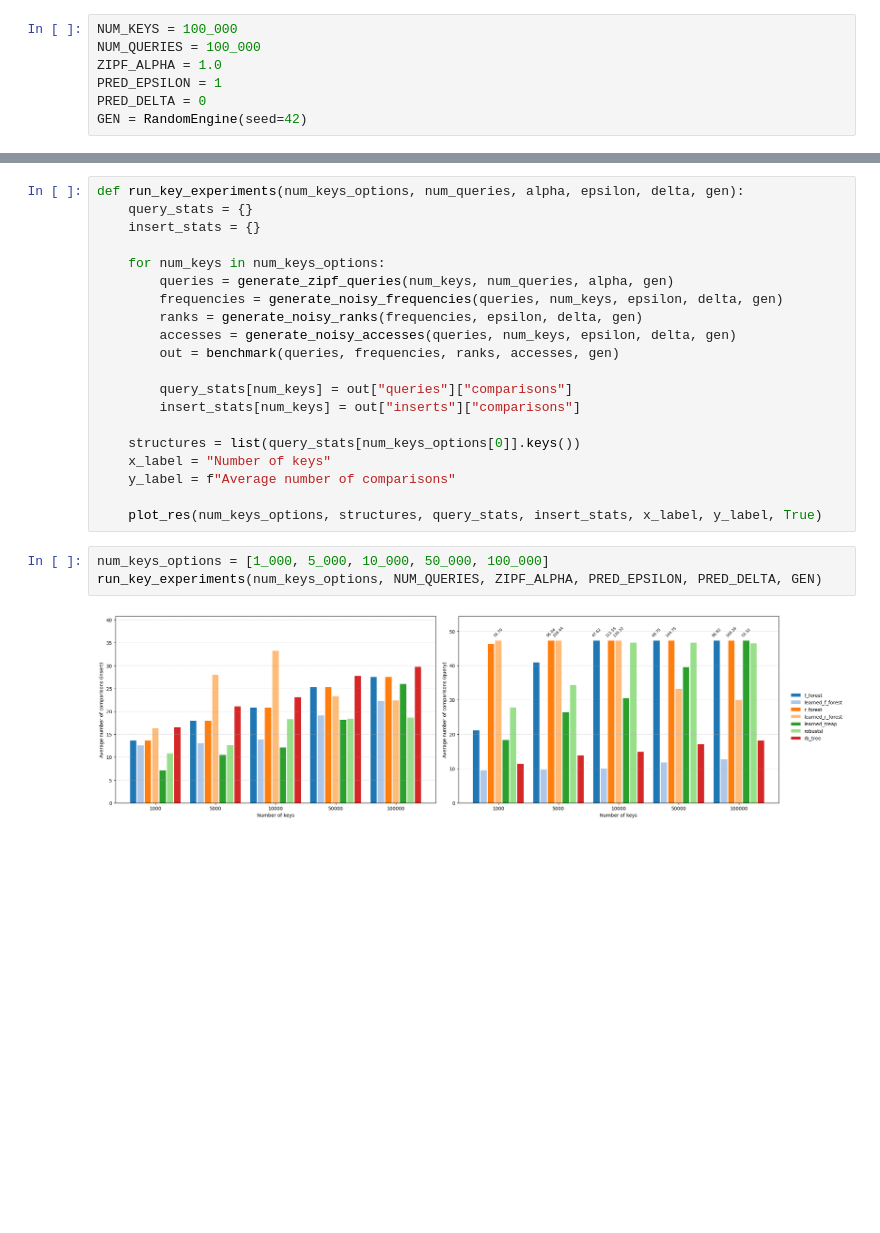
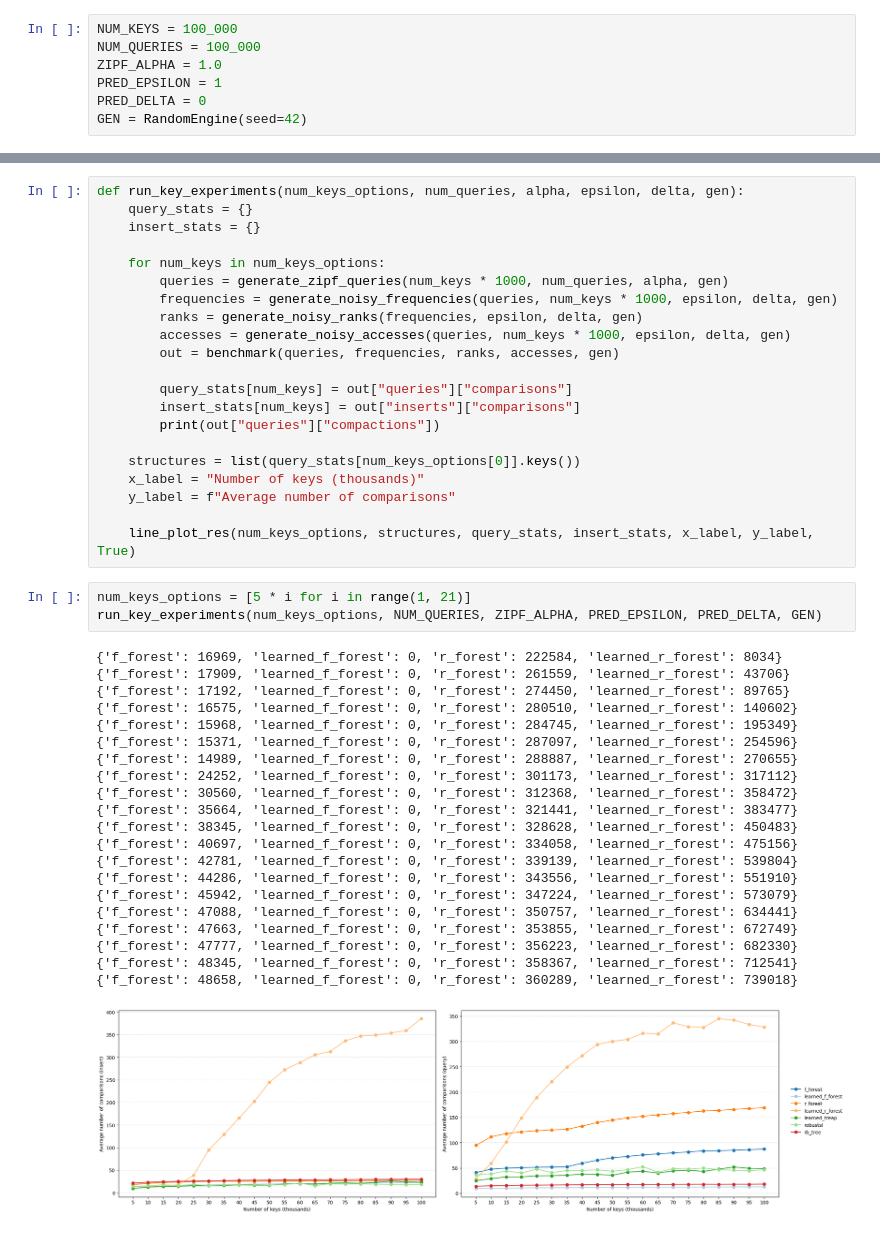
Before and after one commit to Wolfiej-k/search-forests, a Jupyter notebook: experiments.ipynb, the cells around one changed output, grey strips where cells are left out. Saved outputs shown, nothing was run; the diff lists cells and outputs as text; blank space fills up the shorter version.

Commit message:
r forest predictions not working

```diff
--- a/experiments.ipynb
+++ b/experiments.ipynb
@@ -93,25 +127,46 @@ def run_key_experiments(num_keys_options, num_queries, alpha, epsilon, delta, ge
     insert_stats = {}
 
     for num_keys in num_keys_options:
-        queries = generate_zipf_queries(num_keys, num_queries, alpha, gen)
-        frequencies = generate_noisy_frequencies(queries, num_keys, epsilon, delta, gen)
+        queries = generate_zipf_queries(num_keys * 1000, num_queries, alpha, gen)
+        frequencies = generate_noisy_frequencies(queries, num_keys * 1000, epsilon, delta, gen)
         ranks = generate_noisy_ranks(frequencies, epsilon, delta, gen)
-        accesses = generate_noisy_accesses(queries, num_keys, epsilon, delta, gen)
+        accesses = generate_noisy_accesses(queries, num_keys * 1000, epsilon, delta, gen)
         out = benchmark(queries, frequencies, ranks, accesses, gen)
 
         query_stats[num_keys] = out["queries"]["comparisons"]
         insert_stats[num_keys] = out["inserts"]["comparisons"]
+        print(out["queries"]["compactions"])
 
     structures = list(query_stats[num_keys_options[0]].keys())
-    x_label = "Number of keys"
+    x_label = "Number of keys (thousands)"
     y_label = f"Average number of comparisons"
 
-    plot_res(num_keys_options, structures, query_stats, insert_stats, x_label, y_label, True)
+    line_plot_res(num_keys_options, structures, query_stats, insert_stats, x_label, y_label, True)
 # %%
-num_keys_options = [1_000, 5_000, 10_000, 50_000, 100_000]
+num_keys_options = [5 * i for i in range(1, 21)]
 run_key_experiments(num_keys_options, NUM_QUERIES, ZIPF_ALPHA, PRED_EPSILON, PRED_DELTA, GEN)
 # %% [output]
+{'f_forest': 16969, 'learned_f_forest': 0, 'r_forest': 222584, 'learned_r_forest': 8034}
+{'f_forest': 17909, 'learned_f_forest': 0, 'r_forest': 261559, 'learned_r_forest': 43706}
+{'f_forest': 17192, 'learned_f_forest': 0, 'r_forest': 274450, 'learned_r_forest': 89765}
+{'f_forest': 16575, 'learned_f_forest': 0, 'r_forest': 280510, 'learned_r_forest': 140602}
+{'f_forest': 15968, 'learned_f_forest': 0, 'r_forest': 284745, 'learned_r_forest': 195349}
+{'f_forest': 15371, 'learned_f_forest': 0, 'r_forest': 287097, 'learned_r_forest': 254596}
+{'f_forest': 14989, 'learned_f_forest': 0, 'r_forest': 288887, 'learned_r_forest': 270655}
+{'f_forest': 24252, 'learned_f_forest': 0, 'r_forest': 301173, 'learned_r_forest': 317112}
+{'f_forest': 30560, 'learned_f_forest': 0, 'r_forest': 312368, 'learned_r_forest': 358472}
+{'f_forest': 35664, 'learned_f_forest': 0, 'r_forest': 321441, 'learned_r_forest': 383477}
+{'f_forest': 38345, 'learned_f_forest': 0, 'r_forest': 328628, 'learned_r_forest': 450483}
+{'f_forest': 40697, 'learned_f_forest': 0, 'r_forest': 334058, 'learned_r_forest': 475156}
+{'f_forest': 42781, 'learned_f_forest': 0, 'r_forest': 339139, 'learned_r_forest': 539804}
+{'f_forest': 44286, 'learned_f_forest': 0, 'r_forest': 343556, 'learned_r_forest': 551910}
+{'f_forest': 45942, 'learned_f_forest': 0, 'r_forest': 347224, 'learned_r_forest': 573079}
+{'f_forest': 47088, 'learned_f_forest': 0, 'r_forest': 350757, 'learned_r_forest': 634441}
+{'f_forest': 47663, 'learned_f_forest': 0, 'r_forest': 353855, 'learned_r_forest': 672749}
+{'f_forest': 47777, 'learned_f_forest': 0, 'r_forest': 356223, 'learned_r_forest': 682330}
+{'f_forest': 48345, 'learned_f_forest': 0, 'r_forest': 358367, 'learned_r_forest': 712541}
+{'f_forest': 48658, 'learned_f_forest': 0, 'r_forest': 360289, 'learned_r_forest': 739018}
-[figure, old version]
+[figure, new version]
 # %%
 def run_alpha_experiments(num_keys, num_queries, alpha_options, epsilon, delta, gen):
     query_stats = {}
```
Also changed, not shown: parts of 9 cells of this notebook, 2 other files.
